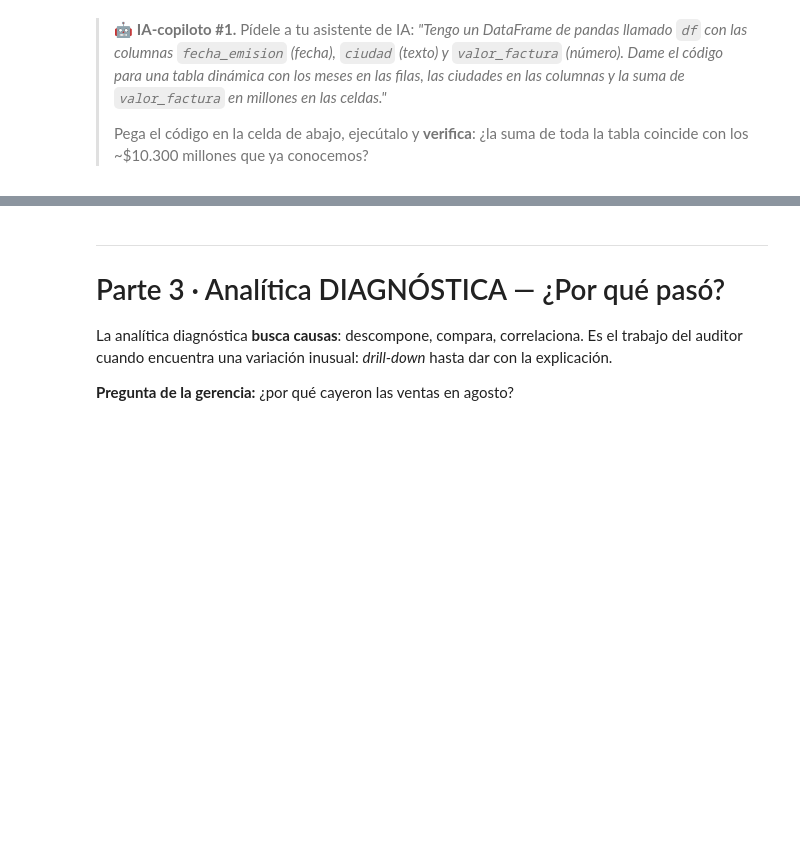
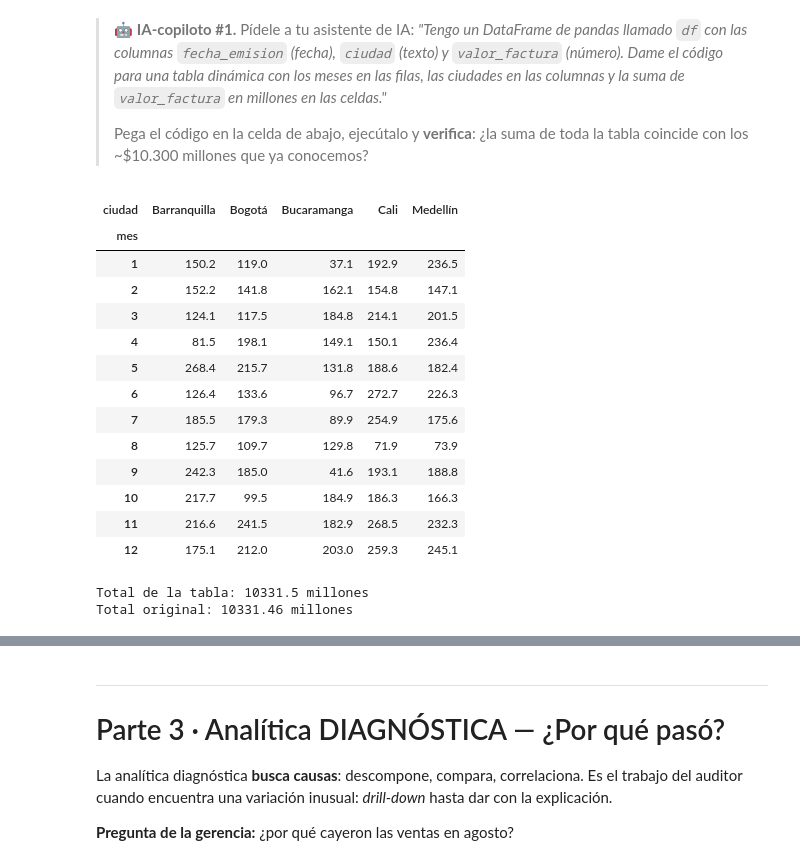
Before and after one commit to Cindy14299/clase-1-externado, a Jupyter notebook: Taller_Sesion1_Analitica_Andina (1).ipynb, the cells around one changed output, grey strips where cells are left out. Saved outputs shown, nothing was run; the diff lists cells and outputs as text; code cells hidden in the pictures; blank space fills up the shorter version.

```diff
--- a/Taller_Sesion1_Analitica_Andina (1).ipynb
+++ b/Taller_Sesion1_Analitica_Andina (1).ipynb
@@ -189,3 +333,35 @@ aging.plot(kind="bar", figsize=(8, 4), color="#B85042",
 > Pega el código en la celda de abajo, ejecútalo y **verifica**: ¿la suma de toda la tabla coincide con los ~$10.300 millones que ya conocemos?
 # %%
 # 👉 Pega aquí el código que te dio la IA y ejecútalo
+tabla_ciudad_mes = (
+    df.pivot_table(
+        index="mes",
+        columns="ciudad",
+        values="valor_factura",
+        aggfunc="sum",
+        fill_value=0
+    ) / 1e6
+).round(1)
+
+tabla_ciudad_mes
+# %% [output]
+| ciudad | Barranquilla | Bogotá | Bucaramanga | Cali | Medellín |
+| mes |  |  |  |  |  |
+| 1 | 150.2 | 119.0 | 37.1 | 192.9 | 236.5 |
+| 2 | 152.2 | 141.8 | 162.1 | 154.8 | 147.1 |
+| 3 | 124.1 | 117.5 | 184.8 | 214.1 | 201.5 |
+| 4 | 81.5 | 198.1 | 149.1 | 150.1 | 236.4 |
+| 5 | 268.4 | 215.7 | 131.8 | 188.6 | 182.4 |
+| 6 | 126.4 | 133.6 | 96.7 | 272.7 | 226.3 |
+| 7 | 185.5 | 179.3 | 89.9 | 254.9 | 175.6 |
+| 8 | 125.7 | 109.7 | 129.8 | 71.9 | 73.9 |
+| 9 | 242.3 | 185.0 | 41.6 | 193.1 | 188.8 |
+| 10 | 217.7 | 99.5 | 184.9 | 186.3 | 166.3 |
+| 11 | 216.6 | 241.5 | 182.9 | 268.5 | 232.3 |
+| 12 | 175.1 | 212.0 | 203.0 | 259.3 | 245.1 |
+# %%
+print("Total de la tabla:", tabla_ciudad_mes.sum().sum(), "millones")
+print("Total original:", df["valor_factura"].sum() / 1e6, "millones")
+# %% [output]
+Total de la tabla: 10331.5 millones
+Total original: 10331.46 millones
```
Also changed, not shown: parts of 67 cells of this notebook.
